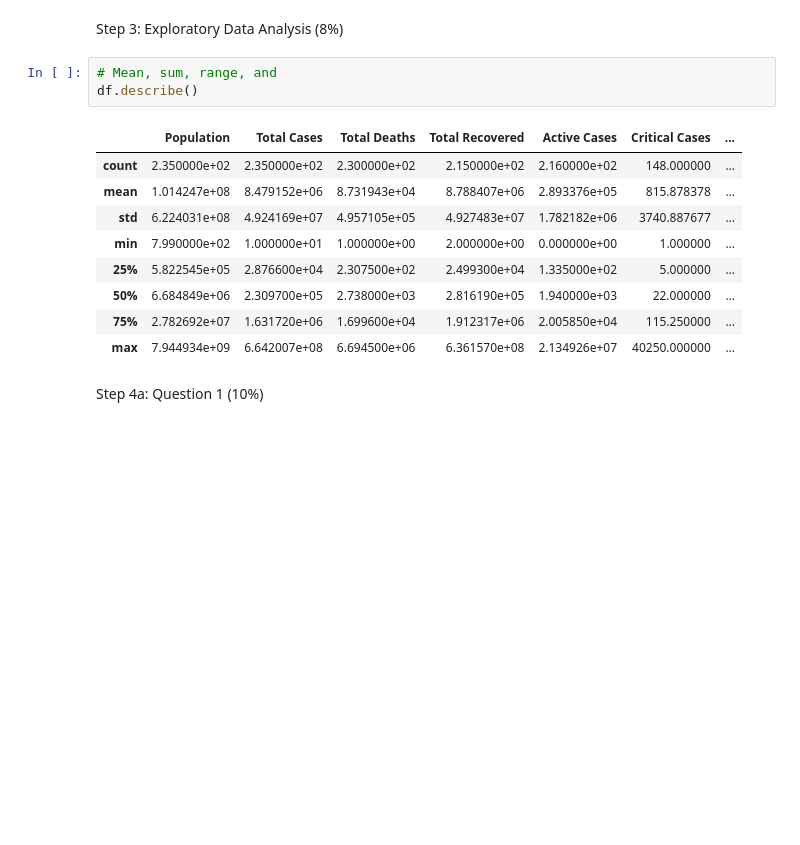
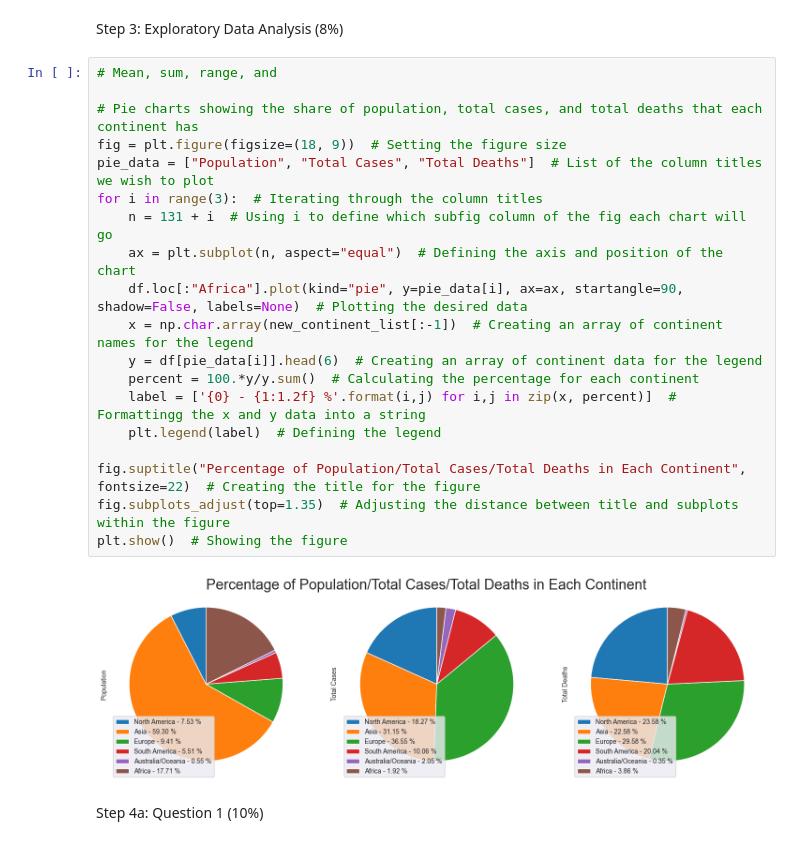
Before and after one commit to MJ-Peters/SDPA-Coursework, a Jupyter notebook: Data Analysis.ipynb, the cells around one changed output. Drawn from its saved outputs; the diff is of its cells as text; blank space fills up the shorter version.

Commit message:
Created pie chart for the population/total cases/total deaths for the continents

```diff
--- a/Data Analysis.ipynb
+++ b/Data Analysis.ipynb
@@ -147,19 +147,27 @@ df
 235 rows × 15 columns
 # %% [markdown]
 Step 3: Exploratory Data Analysis (8%)
-# %%
-# Mean, sum, range, and
-df.describe()
-# %% [output]
-|  | Population | Total Cases | Total Deaths | Total Recovered | Active Cases | Critical Cases | ... |
-| count | 2.350000e+02 | 2.350000e+02 | 2.300000e+02 | 2.150000e+02 | 2.160000e+02 | 148.000000 | ... |
-| mean | 1.014247e+08 | 8.479152e+06 | 8.731943e+04 | 8.788407e+06 | 2.893376e+05 | 815.878378 | ... |
-| std | 6.224031e+08 | 4.924169e+07 | 4.957105e+05 | 4.927483e+07 | 1.782182e+06 | 3740.887677 | ... |
-| min | 7.990000e+02 | 1.000000e+01 | 1.000000e+00 | 2.000000e+00 | 0.000000e+00 | 1.000000 | ... |
-| 25% | 5.822545e+05 | 2.876600e+04 | 2.307500e+02 | 2.499300e+04 | 1.335000e+02 | 5.000000 | ... |
-| 50% | 6.684849e+06 | 2.309700e+05 | 2.738000e+03 | 2.816190e+05 | 1.940000e+03 | 22.000000 | ... |
-| 75% | 2.782692e+07 | 1.631720e+06 | 1.699600e+04 | 1.912317e+06 | 2.005850e+04 | 115.250000 | ... |
-| max | 7.944934e+09 | 6.642007e+08 | 6.694500e+06 | 6.361570e+08 | 2.134926e+07 | 40250.000000 | ... |
+# %%
+# Mean, sum, range, and
+
+# Pie charts showing the share of population, total cases, and total deaths that each continent has
+fig = plt.figure(figsize=(18, 9))  # Setting the figure size
+pie_data = ["Population", "Total Cases", "Total Deaths"]  # List of the column titles we wish to plot
+for i in range(3):  # Iterating through the column titles
+    n = 131 + i  # Using i to define which subfig column of the fig each chart will go
+    ax = plt.subplot(n, aspect="equal")  # Defining the axis and position of the chart
+    df.loc[:"Africa"].plot(kind="pie", y=pie_data[i], ax=ax, startangle=90, shadow=False, labels=None)  # Plotting the desired data
+    x = np.char.array(new_continent_list[:-1])  # Creating an array of continent names for the legend
+    y = df[pie_data[i]].head(6)  # Creating an array of continent data for the legend
+    percent = 100.*y/y.sum()  # Calculating the percentage for each continent
+    label = ['{0} - {1:1.2f} %'.format(i,j) for i,j in zip(x, percent)]  # Formattingg the x and y data into a string
+    plt.legend(label)  # Defining the legend
+
+fig.suptitle("Percentage of Population/Total Cases/Total Deaths in Each Continent", fontsize=22)  # Creating the title for the figure
+fig.subplots_adjust(top=1.35)  # Adjusting the distance between title and subplots within the figure
+plt.show()  # Showing the figure
+# %% [output]
+[figure, added]
 # %% [markdown]
 Step 4a: Question 1 (10%)
 # %% [markdown]
```
